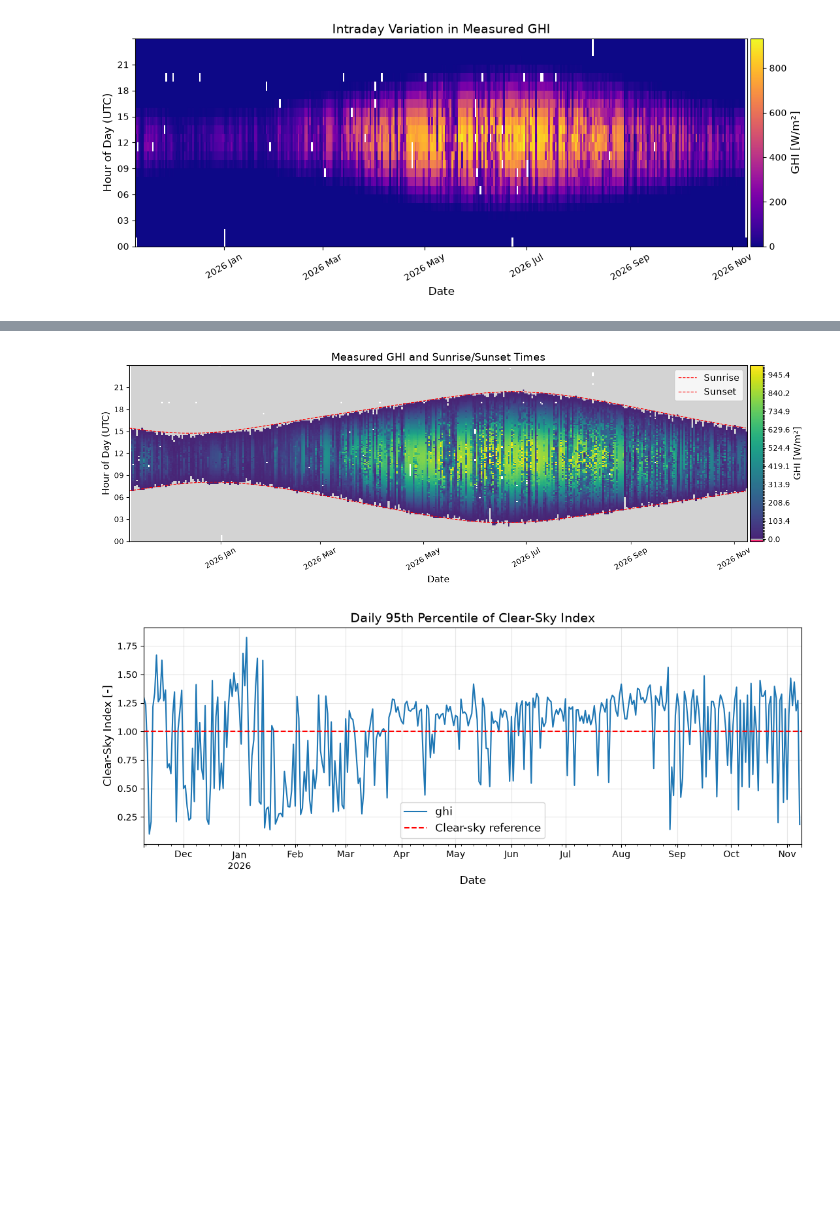
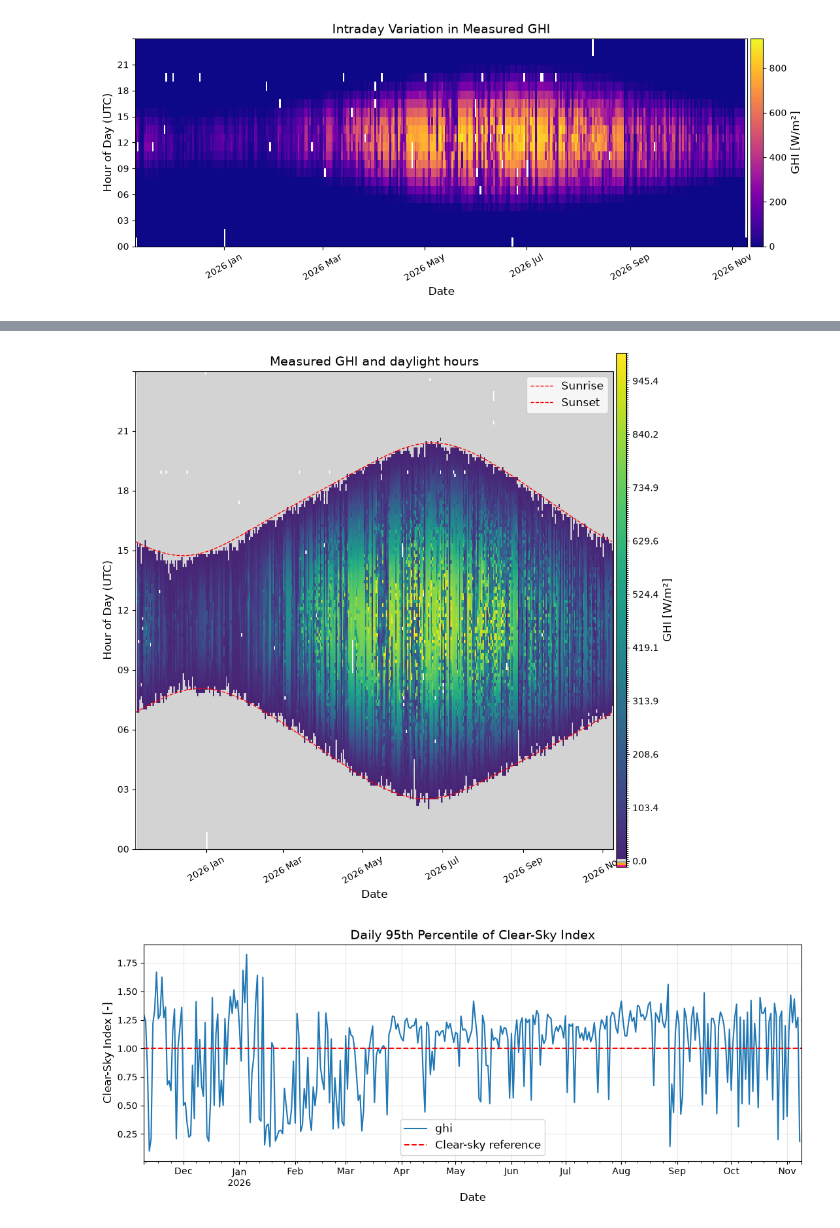
Before and after one commit to MatildeMGM/solar_forecast_project, a Jupyter notebook: notebooks/weather_measurements.ipynb, the cells around one changed output, grey strips where cells are left out. Cells and saved outputs as stored; diff of their text form; code cells hidden in the pictures; blank space fills up the shorter version.

```diff
--- a/notebooks/weather_measurements.ipynb
+++ b/notebooks/weather_measurements.ipynb
@@ -448,7 +452,7 @@ cmap, norm = solarpy.plotting.irradiance_colormap_and_norm(vmax=1000)
 
 times = data.index - pd.Timedelta(minutes=5)
 
-fig, ax = plt.subplots(figsize=(13, 4.5))
+fig, ax = plt.subplots(figsize=(9, 9))
 
 solarpy.plotting.plot_intraday_heatmap(
     time=times.tz_localize(None),  # Remove timezone information (timestamps remain in UTC)
@@ -469,36 +473,38 @@ days = pd.date_range(
 
 sun = pvlib.solarposition.sun_rise_set_transit_spa(
     days,
     latitude=LATITUDE,
     longitude=LONGITUDE,
 )
 
 for column, label in [
     ("sunrise", "Sunrise"),
     ("sunset", "Sunset"),
 ]:
     hour_utc = (
         (sun[column] - sun.index.normalize()).dt.total_seconds() / 3600
     )
 
     ax.plot(
         days.tz_localize(None),
         hour_utc,
         color="red",
         linestyle="--",
         linewidth=1,
         label=label,
     )
 
-ax.set_title("Measured GHI and Sunrise/Sunset Times")
+ax.set_title("Measured GHI and daylight hours")
 ax.set_xlabel("Date")
 ax.set_ylabel("Hour of Day (UTC)")
 ax.legend(loc="upper right")
 
-plt.tight_layout()
+ax.set_aspect("auto")
+ax.set_box_aspect(1)
+fig.tight_layout()
 plt.show()
 # %% [output]
-[figure, old version]
+[figure, new version]
 # %%
 # Calculate clear-sky GHI using pvlib
 location = pvlib.location.Location(
```
Also changed, not shown: parts of 2 cells of this notebook.
